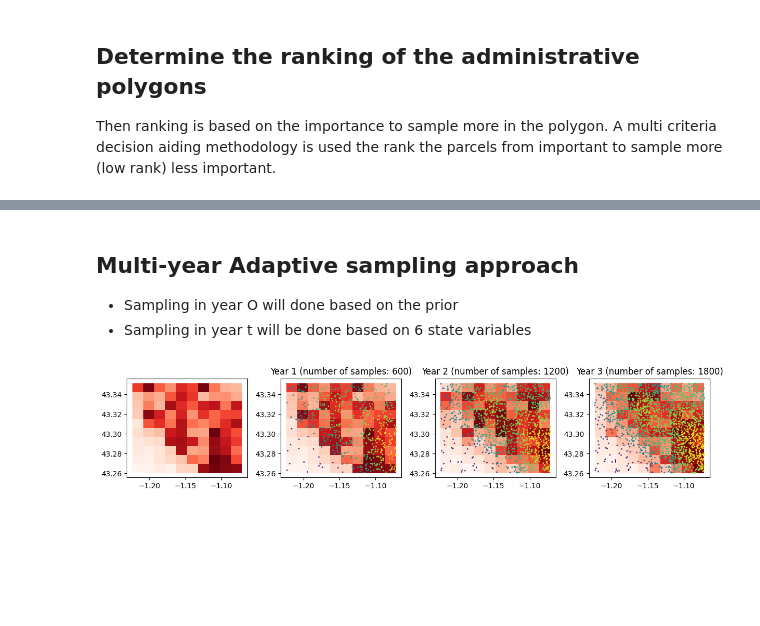
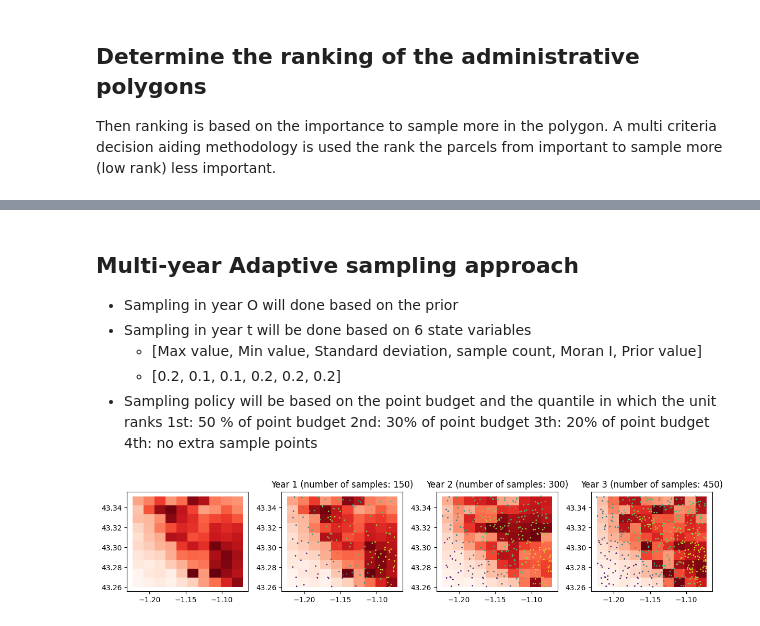
Before and after one commit to franckalbinet/trufl, a Jupyter notebook: nbs/index.ipynb, the cells around one changed output, grey strips where cells are left out. Cells and saved outputs as stored; diff of their text form; code cells hidden in the pictures; blank space fills up the shorter version.

```diff
--- a/nbs/index.ipynb
+++ b/nbs/index.ipynb
@@ -265,8 +289,10 @@ The based on the MCDM value a ranking of the polygons is created
 # %%
 benefit_criteria = [True, True, True]
 state = State(samples_t0, gdf_grid, cbs=[MaxCB(), MinCB(), StdCB()])
+weight_vector = [0.3, 0.3, 0.4]
+
 optimizer = Optimizer(state=state())
-df = optimizer.get_rank(is_benefit_x=benefit_criteria, w_vector = [0.3, 0.3, 0.4],
+df = optimizer.get_rank(is_benefit_x=benefit_criteria, w_vector = weight_vector,
                     n_method="LINEAR1", c_method = None, w_method=None, s_method="TOPSIS")
 
 df.head()
@@ -285,14 +311,18 @@ df.head()
 combined_df = gdf_grid.join(df_rank, how='left')
 combined_gdf = gpd.GeoDataFrame(combined_df)
 
-ax = combined_gdf.plot(column='rank', cmap='Reds_r', legend=True)
+fig, ax = plt.subplots(1, 1, figsize=(10, 8))
+cax = combined_gdf.plot(column='rank', cmap='Reds_r', legend=True, ax=ax)
 samples_t0.plot(column='value', ax=ax, cmap='viridis', s=1.5, legend=True)
+
+cbar = cax.get_figure().get_axes()[1]
+cbar.invert_yaxis()
 
 rank_legend = mlines.Line2D([], [], color='Red', marker='o', linestyle='None',
                             markersize=10, label='High Rank')
 value_legend = mlines.Line2D([], [], color='Yellow', marker='o', linestyle='None',
                              markersize=10, label='High prior value')
 
-ax.legend(handles=[rank_legend, value_legend], loc='upper left', bbox_to_anchor=(1.4, 1.4))
+ax.legend(handles=[rank_legend, value_legend], loc='upper left', bbox_to_anchor=(1.5, 1.25))
 plt.show()
 # %% [output]
@@ -302,12 +332,19 @@ plt.show()
 
 - Sampling in year O will done based on the prior
 - Sampling in year t will be done based on 6 state variables
+    - [Max value, Min value, Standard deviation, sample count, Moran I, Prior value]
+    - [0.2, 0.1, 0.1, 0.2, 0.2, 0.2]
+- Sampling policy will be based on the point budget and the quantile in which the unit ranks
+    1st: 50 % of point budget
+    2nd: 30% of point budget
+    3th: 20% of point budget
+    4th: no extra sample points
 # %%
 number_of_years = 4
-yearly_sample_budget = 600
+yearly_sample_budget = 150
 # %%
 
-fig, axs = plt.subplots(1, number_of_years, figsize=(12, 12))  # Adjust figsize as needed
+fig, axs = plt.subplots(1, number_of_years, figsize=(12, 8))  # Adjust figsize as needed
 axs = axs.flatten()
 
 sampler = Sampler(gdf_grid)
@@ -337,31 +374,31 @@ for fig_n, ax in zip(range(1, number_of_years+1), axs[1:]):
                     budget=yearly_sample_budget, min=1, policy="quantiles")
     sample_locs_t = sampler.sample(n, method='uniform')
     samples = dc_emulator.collect(sample_locs_t)
     try:
         samples_t = pd.concat([samples_t, samples])
     except:
         samples_t = pd.concat([samples])
 
     # plot points versus rank of polygon
     ax = combined_gdf.plot(column='rank', cmap='Reds_r', ax=ax)
     samples_t.plot(column='value', ax=ax, cmap='viridis', s=1)
     ax.title.set_text(f"Year {fig_n} (number of samples: {len(samples_t)})")
 
     # new state
     state = State(samples_t, gdf_grid, cbs=[
         MaxCB(), MinCB(), StdCB(), CountCB(), MoranICB(k=5), PriorCB(fname_raster)])
 
     optimizer = Optimizer(state=state())
 
     # 2. rank polygons
     benefit_criteria = [True, True, True, False, False, True]
     df = optimizer.get_rank(is_benefit_x=benefit_criteria, w_vector = [0.2, 0.1, 0.1, 0.2, 0.2, 0.2],  n_method="LINEAR1", c_method = None, w_method=None, s_method="CP")
 
     # 3. map ranking
     combined_df = pd.merge(df, gdf_grid[['geometry']], left_index=True, right_index=True, how='inner')
     combined_gdf = gpd.GeoDataFrame(combined_df)
 
 plt.tight_layout()
 plt.show()
 # %% [output]
-[figure, old version]
+[figure, new version]
```
Also changed, not shown: parts of 14 cells of this notebook, 13 other files.
